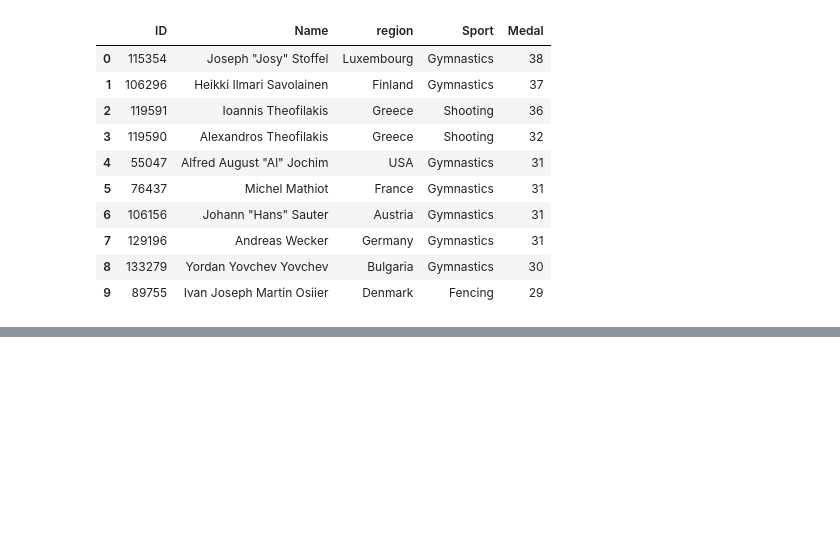
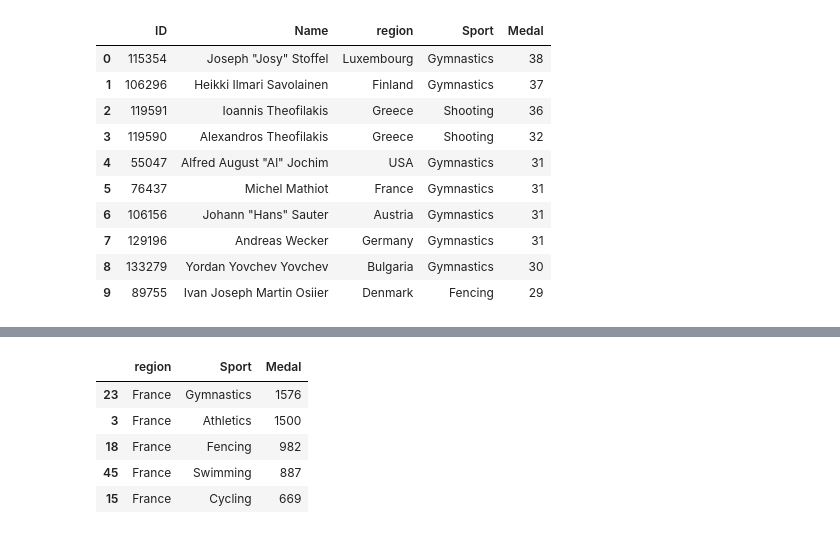
Before and after one commit to Sahil-987/Olympic-Dataset-Analysis, a Jupyter notebook: main.ipynb, the cells around one changed output, grey strips where cells are left out. Saved outputs shown, nothing was run; the diff lists cells and outputs as text; code cells hidden in the pictures; blank space fills up the shorter version.

```diff
--- a/main.ipynb
+++ b/main.ipynb
@@ -691,0 +703,9 @@ df_best_athlts
+# %%
+df_final[df_final['region'] == 'France'].groupby(['region','Sport'])['Medal'].count().reset_index().sort_values(by='Medal',ascending=False).head()
+# %% [output]
+|  | region | Sport | Medal |
+| 23 | France | Gymnastics | 1576 |
+| 3 | France | Athletics | 1500 |
+| 18 | France | Fencing | 982 |
+| 45 | France | Swimming | 887 |
+| 15 | France | Cycling | 669 |
```
Also changed, not shown: parts of 4 cells of this notebook, 2 other files.
